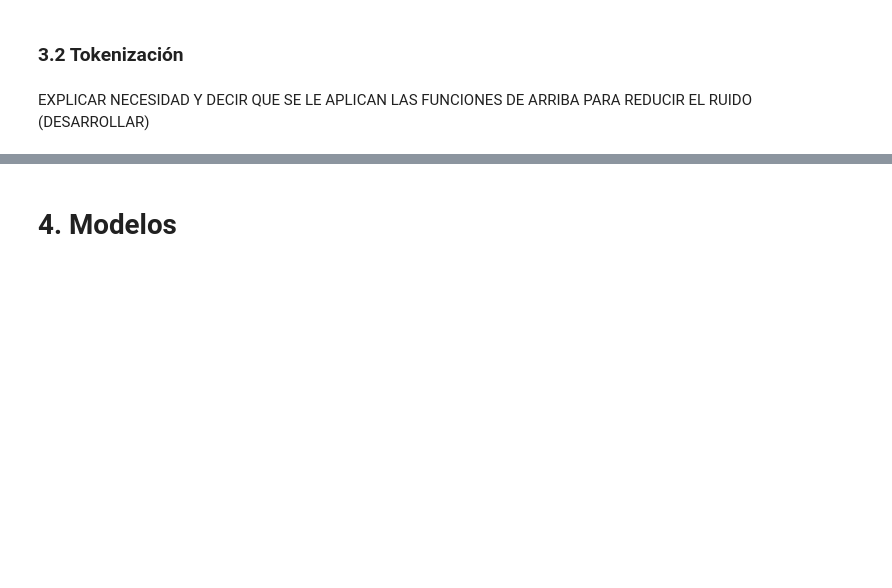
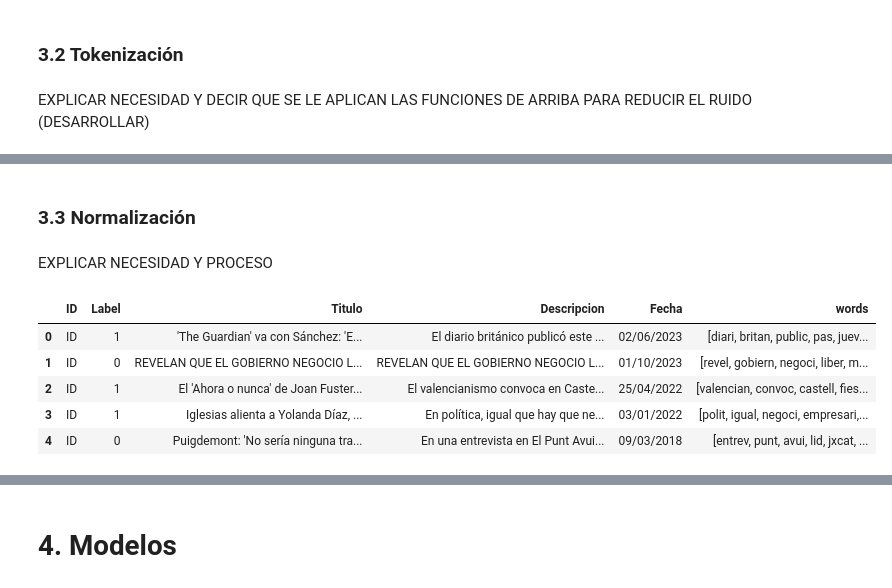
Before and after one commit to Paulina-A-V/Proyecto-1-BI, a Jupyter notebook: classification.ipynb, the cells around one changed output, grey strips where cells are left out. Drawn from its saved outputs; the diff is of its cells as text; code cells hidden in the pictures; blank space fills up the shorter version.

```diff
--- a/classification.ipynb
+++ b/classification.ipynb
@@ -247,3 +248,40 @@ data.head()
 | 2 | ID | 1 | El 'Ahora o nunca' de Joan Fuster... | El valencianismo convoca en Caste... | 25/04/2022 | [valencianismo, convoca, castello... |
 | 3 | ID | 1 | Iglesias alienta a Yolanda Díaz, ... | En política, igual que hay que ne... | 03/01/2022 | [politica, igual, negociar, empre... |
 | 4 | ID | 0 | Puigdemont: 'No sería ninguna tra... | En una entrevista en El Punt Avui... | 09/03/2018 | [entrevista, punt, avui, lider, j... |
+# %% [markdown]
+### 3.3 Normalización
+# %% [markdown]
+EXPLICAR NECESIDAD Y PROCESO
+# %%
+def stem_words(words):
+    """Stem words in list of tokenized words"""
+    stemmer = SnowballStemmer('spanish')
+    stems = []
+    for word in words:
+        stem = stemmer.stem(word)
+        stems.append(stem)
+    return stems
+
+def lemmatize_verbs(words):
+    """Lemmatize verbs in list of tokenized words"""
+    lemmatizer = WordNetLemmatizer()
+    lemmas = []
+    for word in words:
+        lemma = lemmatizer.lemmatize(word, pos='v')
+        lemmas.append(lemma)
+    return lemmas
+
+def stem_and_lemmatize(words):
+    stems = stem_words(words)
+    lemmas = lemmatize_verbs(words)
+    return stems + lemmas
+
+data['words'] = data['words'].apply(stem_and_lemmatize) #Aplica lematización y eliminación de prefijos y sufijos.
+data.head()
+# %% [output]
+|  | ID | Label | Titulo | Descripcion | Fecha | words |
+| 0 | ID | 1 | 'The Guardian' va con Sánchez: 'E... | El diario británico publicó este ... | 02/06/2023 | [diari, britan, public, pas, juev... |
+| 1 | ID | 0 | REVELAN QUE EL GOBIERNO NEGOCIO L... | REVELAN QUE EL GOBIERNO NEGOCIO L... | 01/10/2023 | [revel, gobiern, negoci, liber, m... |
+| 2 | ID | 1 | El 'Ahora o nunca' de Joan Fuster... | El valencianismo convoca en Caste... | 25/04/2022 | [valencian, convoc, castell, fies... |
+| 3 | ID | 1 | Iglesias alienta a Yolanda Díaz, ... | En política, igual que hay que ne... | 03/01/2022 | [polit, igual, negoci, empresari,... |
+| 4 | ID | 0 | Puigdemont: 'No sería ninguna tra... | En una entrevista en El Punt Avui... | 09/03/2018 | [entrev, punt, avui, lid, jxcat, ... |
```
Also changed, not shown: parts of 10 cells of this notebook.
